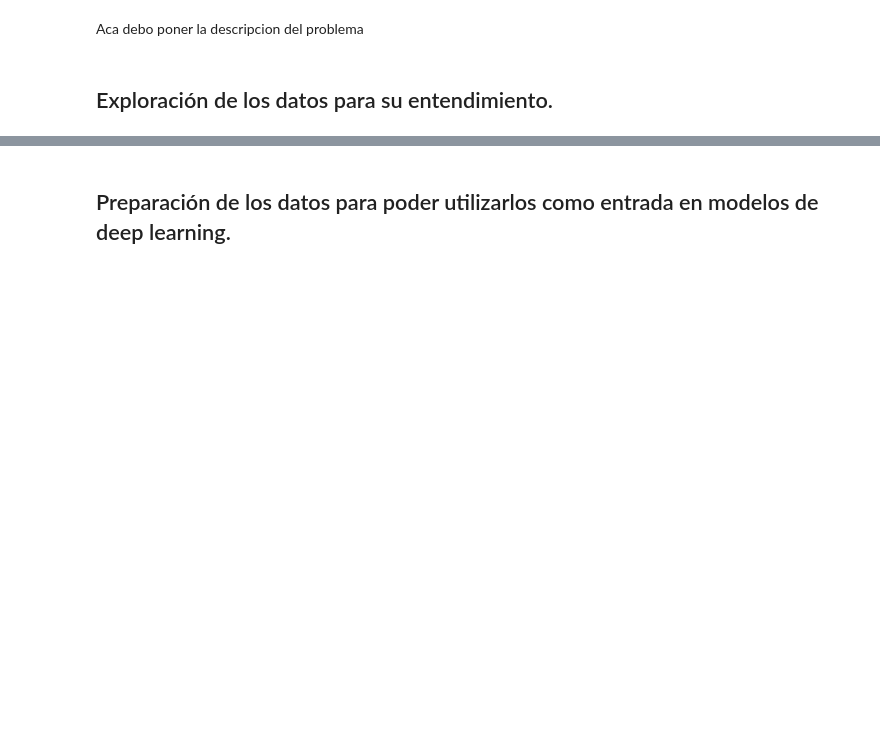
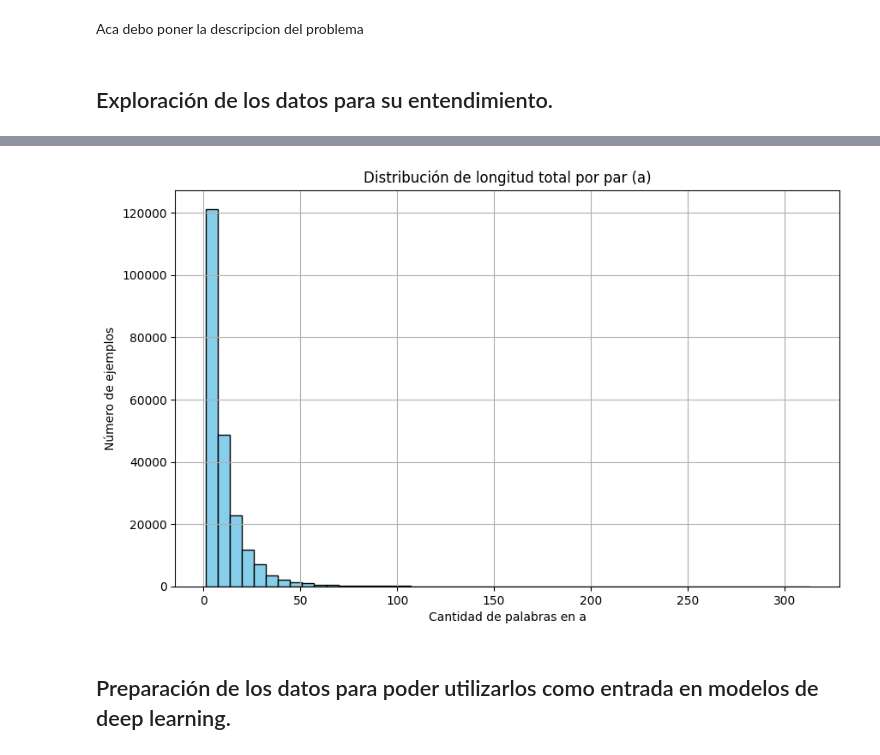
Before and after one commit to Crismaro19/deepLearningTalleres, a Jupyter notebook: proyectoFinal/proyectoFinalChat.ipynb, the cells around one changed output, grey strips where cells are left out. Drawn from its saved outputs; the diff is of its cells as text; code cells hidden in the pictures; blank space fills up the shorter version.

```diff
--- a/proyectoFinal/proyectoFinalChat.ipynb
+++ b/proyectoFinal/proyectoFinalChat.ipynb
@@ -65,2 +120,16 @@ Aca debo poner la descripcion del problema
+# %%
+# Cantidad de palabras por respuestas
+dimensionrespuestas = [len(a.split()) for q, a in pairs]
+
+# Graficar histograma
+plt.figure(figsize=(10, 6))
+plt.hist(dimensionrespuestas, bins=50, color='skyblue', edgecolor='black')
+plt.title("Distribución de longitud total por par (a)")
+plt.xlabel("Cantidad de palabras en a")
+plt.ylabel("Número de ejemplos")
+plt.grid(True)
+plt.show()
+# %% [output]
+[figure, added]
 # %% [markdown]
 ## Preparación de los datos para poder utilizarlos como entrada en modelos de deep learning.
```
Also changed, not shown: parts of 17 cells of this notebook, 2 other files.
